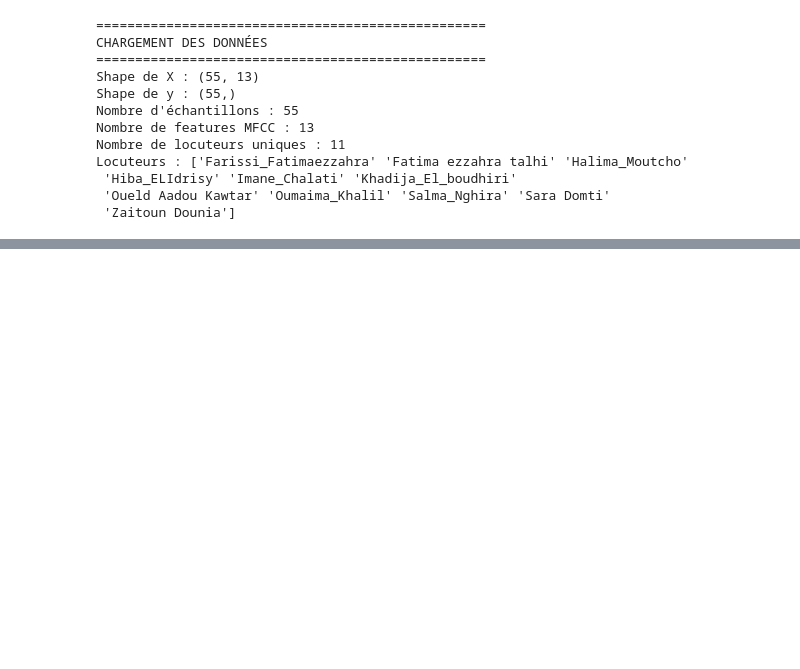
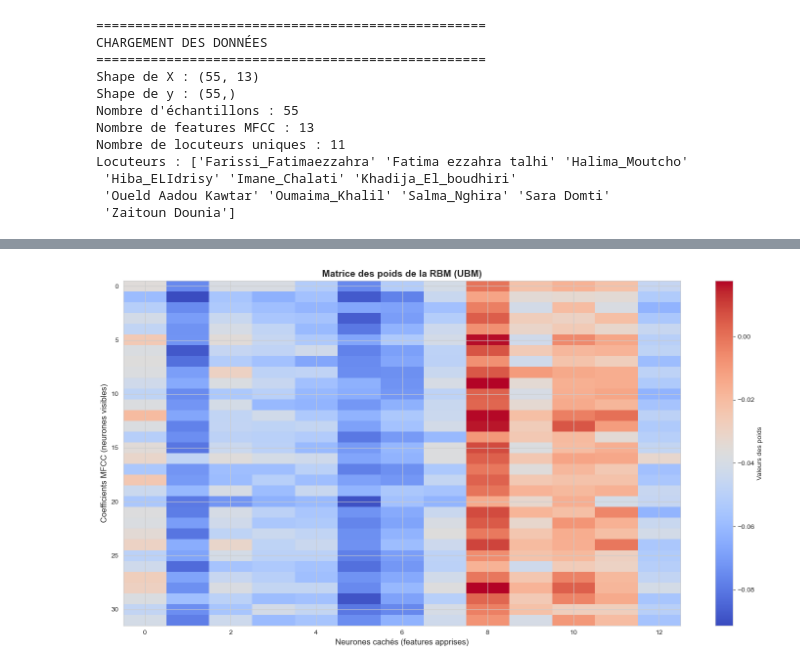
Before and after one commit to khalilouma7-prog/reconnaissance-vocal, a Jupyter notebook: code/data_audio.ipynb, the cells around one changed output, grey strips where cells are left out. Drawn from its saved outputs; the diff is of its cells as text; code cells hidden in the pictures; blank space fills up the shorter version.

```diff
--- a/code/data_audio.ipynb
+++ b/code/data_audio.ipynb
@@ -110,0 +159,4 @@ Locuteurs : ['Farissi_Fatimaezzahra' 'Fatima ezzahra talhi' 'Halima_Moutcho'
+# %%
+# Obtenir les locuteurs uniques
+unique_speakers = np.unique(y)
+n_speakers = len(unique_speakers)
@@ -110,0 +210,29 @@ Locuteurs : ['Farissi_Fatimaezzahra' 'Fatima ezzahra talhi' 'Halima_Moutcho'
+# %%
+# 5. ÉTAPE 3: ENTRAÎNEMENT DE LA RBM SUR L'UBM
+# Pour BernoulliRBM, les données doivent être entre 0 et 1
+# Nous utilisons MinMaxScaler pour cela
+from sklearn.preprocessing import MinMaxScaler
+
+minmax_scaler = MinMaxScaler()
+X_ubm_scaled = minmax_scaler.fit_transform(X_ubm)
+
+# Paramètres de la RBM
+N_VISIBLE = X.shape[1]  # 13 coefficients MFCC
+N_HIDDEN = 32  # Nombre de neurones cachés (vous pouvez tester 16, 32, 64)
+LEARNING_RATE = 0.01
+N_ITER = 200
+BATCH_SIZE = 10
+
+# Créer et entraîner la RBM
+rbm = BernoulliRBM(
+    n_components=N_HIDDEN,
+    learning_rate=LEARNING_RATE,
+    n_iter=N_ITER,
+    batch_size=BATCH_SIZE,
+    random_state=42,
+    verbose=True
+)
+
+print("\n Entraînement en cours...")
+rbm.fit(X_ubm_scaled)
+print(" RBM entraînée avec succès !")
@@ -110,0 +261,12 @@ Locuteurs : ['Farissi_Fatimaezzahra' 'Fatima ezzahra talhi' 'Halima_Moutcho'
+# %%
+# Visualiser les poids de la RBM
+plt.figure(figsize=(15, 8))
+plt.imshow(rbm.components_, cmap='coolwarm', aspect='auto')
+plt.colorbar(label='Valeurs des poids')
+plt.title('Matrice des poids de la RBM (UBM)', fontsize=14, fontweight='bold')
+plt.xlabel('Neurones cachés (features apprises)', fontsize=12)
+plt.ylabel('Coefficients MFCC (neurones visibles)', fontsize=12)
+plt.tight_layout()
+plt.show()
+# %% [output]
+[figure, added]
```
Also changed, not shown: parts of 23 cells of this notebook, 8 other files.
